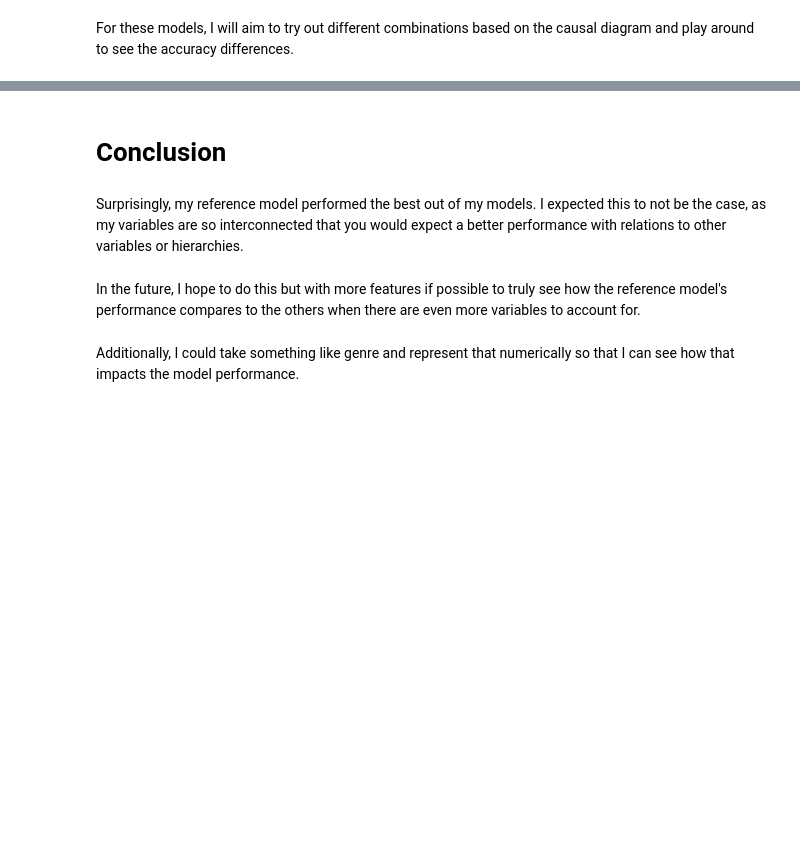
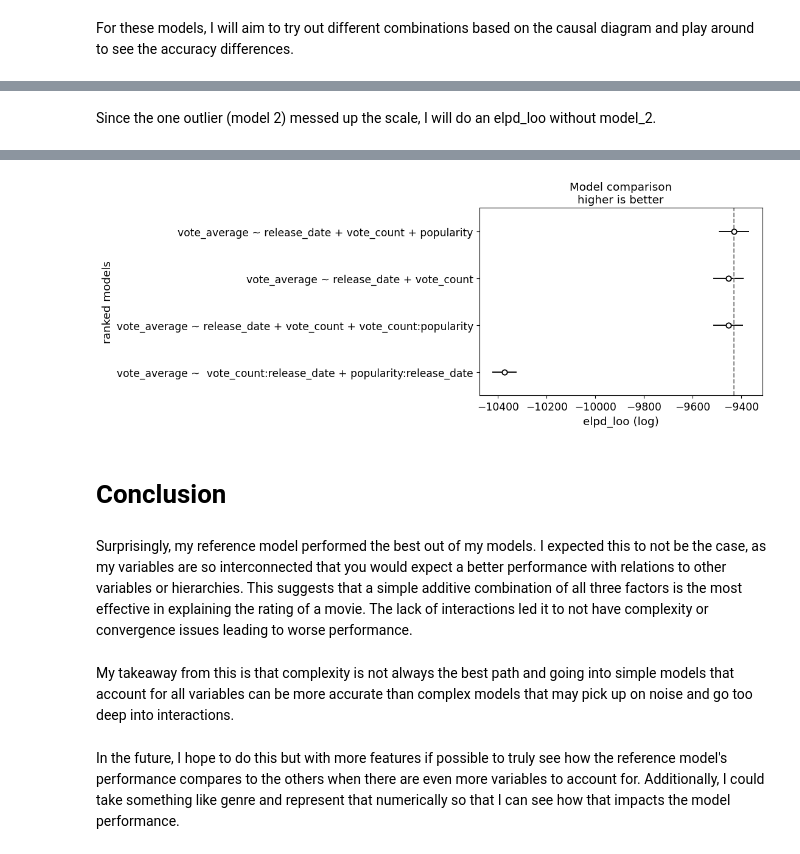
Before and after one commit to seun829/DataScience, a Jupyter notebook: Unit6/SeunLee_U6proj.ipynb, the cells around one changed output, grey strips where cells are left out. Saved outputs shown, nothing was run; the diff lists cells and outputs as text; code cells hidden in the pictures; blank space fills up the shorter version.

```diff
--- a/Unit6/SeunLee_U6proj.ipynb
+++ b/Unit6/SeunLee_U6proj.ipynb
@@ -181,0 +178,18 @@ compare_df
+# %% [markdown]
+Since the one outlier (model 2) messed up the scale, I will do an elpd_loo without model_2.
+# %%
+model_dict = {
+    "vote_average ~ release_date + vote_count + popularity" : idata_rating_bmb,
+    "vote_average ~ release_date + vote_count + vote_count:popularity": idata_rating_bmb1,
+    "vote_average ~  vote_count:release_date + popularity:release_date": idata_rating_bmb3,
+    "vote_average ~ release_date + vote_count" : idata_rating_bmb4
+}
+
+# Compare the models
+compare_df = az.compare(model_dict)
+
+# Plot the comparison
+az.plot_compare(compare_df)
+
+compare_df
+# %% [output]
@@ -182,8 +201,9 @@ compare_df
+[figure, added]
 # %% [markdown]
 # Conclusion
 # %% [markdown]
-Surprisingly, my reference model performed the best out of my models. I expected this to not be the case, as my variables are so interconnected that you would expect a better performance with relations to other variables or hierarchies.
+Surprisingly, my reference model performed the best out of my models. I expected this to not be the case, as my variables are so interconnected that you would expect a better performance with relations to other variables or hierarchies. This suggests that a simple additive combination of all three factors is the most effective in explaining the rating of a movie. The lack of interactions led it to not have complexity or convergence issues leading to worse performance.
+# %% [markdown]
+My takeaway from this is that complexity is not always the best path and going into simple models that account for all variables can be more accurate than complex models that may pick up on noise and go too deep into interactions.
 # %% [markdown]
-In the future, I hope to do this but with more features if possible to truly see how the reference model's performance compares to the others when there are even more variables to account for.
+In the future, I hope to do this but with more features if possible to truly see how the reference model's performance compares to the others when there are even more variables to account for. Additionally, I could take something like genre and represent that numerically so that I can see how that impacts the model performance.
-# %% [markdown]
-Additionally, I could take something like genre and represent that numerically so that I can see how that impacts the model performance.
```
Also changed, not shown: parts of 16 cells of this notebook.
